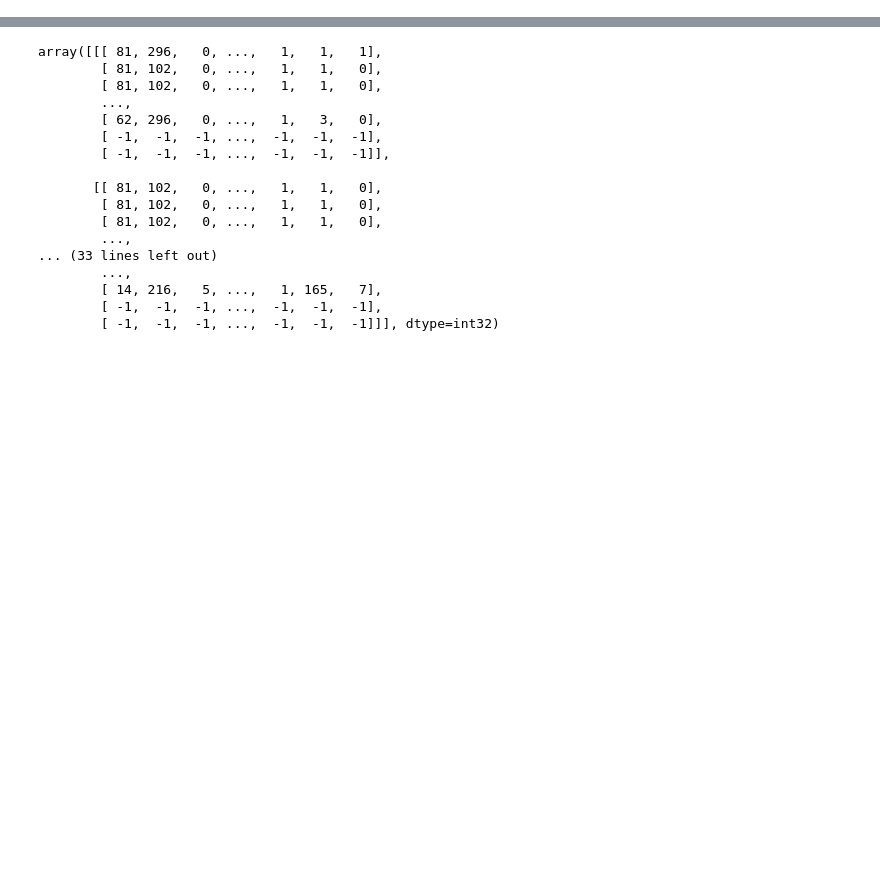
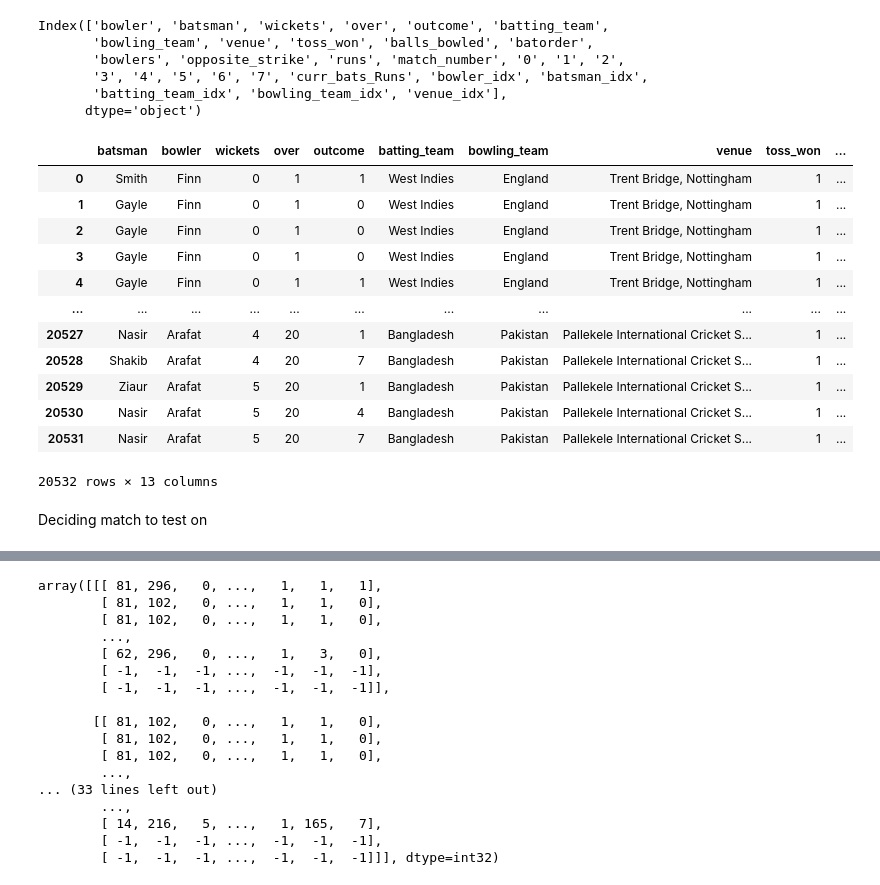
Before and after one commit to aadya-agrawal/btp, a Jupyter notebook: afterminor.ipynb, the cells around one changed output, grey strips where cells are left out. Saved outputs shown, nothing was run; the diff lists cells and outputs as text; code cells hidden in the pictures; blank space fills up the shorter version.

```diff
--- a/afterminor.ipynb
+++ b/afterminor.ipynb
@@ -208,5 +267,8 @@ for category in cat_cols:
     df1[category] = pd.Categorical(df1[category])
     df1[category+"_idx"] = df1[category].cat.codes
 
-df1
+
+batsman_dict = dict(zip(df1['batsman'].to_list(), df1['batsman_idx'].to_list()))
+bowler_dict = dict(zip(df1['bowler'].to_list(), df1['bowler_idx'].to_list()))
+batsman_dict
 # %% [output]
@@ -225,0 +324,56 @@ df1
+# %%
+def padbatorder(x):
+    news = []
+    for i in range(len(x['batorder'])):
+        news.append(batsman_dict[x['batorder'][i]])
+    if len(news)<11:
+        for i in range(11-len(news)):
+            a = np.random.choice(playas[x['batting_team_idx']])
+            while a in news:
+                a = np.random.choice(playas[x['batting_team_idx']])
+
+            news.append(a)
+    x['batorder'] = news
+    return x
+
+def padbowlorder(x):
+    news = []
+    for i in range(len(x['bowlers'])):
+        news.append(bowler_dict[x['bowlers'][i]])
+    if len(news)<20:
+        for i in range(20-len(news)):
+            a = np.random.choice(bowlas[x['bowling_team_idx']])
+            while a in news:
+                a = np.random.choice(bowlas[x['bowling_team_idx']])
+
+            news.append(a)
+    x['bowlers'] = news
+    return x
+# %%
+df1.columns
+# %% [output]
+Index(['bowler', 'batsman', 'wickets', 'over', 'outcome', 'batting_team',
+       'bowling_team', 'venue', 'toss_won', 'balls_bowled', 'batorder',
+       'bowlers', 'opposite_strike', 'runs', 'match_number', '0', '1', '2',
+       '3', '4', '5', '6', '7', 'curr_bats_Runs', 'bowler_idx', 'batsman_idx',
+       'batting_team_idx', 'bowling_team_idx', 'venue_idx'],
+      dtype='object')
+# %%
+df1 = df1.apply(padbatorder,axis=1)
+df1 = df1.apply(padbowlorder,axis=1)
+# %%
+df1[['batsman','bowler','wickets','over','outcome','batting_team','bowling_team','venue','toss_won','balls_bowled','batorder','opposite_strike','bowlers']]
+# %% [output]
+|  | batsman | bowler | wickets | over | outcome | batting_team | bowling_team | venue | toss_won | ... |
+| 0 | Smith | Finn | 0 | 1 | 1 | West Indies | England | Trent Bridge, Nottingham | 1 | ... |
+| 1 | Gayle | Finn | 0 | 1 | 0 | West Indies | England | Trent Bridge, Nottingham | 1 | ... |
+| 2 | Gayle | Finn | 0 | 1 | 0 | West Indies | England | Trent Bridge, Nottingham | 1 | ... |
+| 3 | Gayle | Finn | 0 | 1 | 0 | West Indies | England | Trent Bridge, Nottingham | 1 | ... |
+| 4 | Gayle | Finn | 0 | 1 | 1 | West Indies | England | Trent Bridge, Nottingham | 1 | ... |
+| ... | ... | ... | ... | ... | ... | ... | ... | ... | ... | ... |
+| 20527 | Nasir | Arafat | 4 | 20 | 1 | Bangladesh | Pakistan | Pallekele International Cricket S... | 1 | ... |
+| 20528 | Shakib | Arafat | 4 | 20 | 7 | Bangladesh | Pakistan | Pallekele International Cricket S... | 1 | ... |
+| 20529 | Ziaur | Arafat | 5 | 20 | 1 | Bangladesh | Pakistan | Pallekele International Cricket S... | 1 | ... |
+| 20530 | Nasir | Arafat | 5 | 20 | 4 | Bangladesh | Pakistan | Pallekele International Cricket S... | 1 | ... |
+| 20531 | Nasir | Arafat | 5 | 20 | 7 | Bangladesh | Pakistan | Pallekele International Cricket S... | 1 | ... |
+20532 rows × 13 columns
@@ -227,0 +387,2 @@ df2 = df1[['bowler_idx', 'batsman_idx', 'wickets', 'over', 'batting_team_idx', '
+# %% [markdown]
+Deciding match to test on
```
Also changed, not shown: parts of 47 cells of this notebook.
